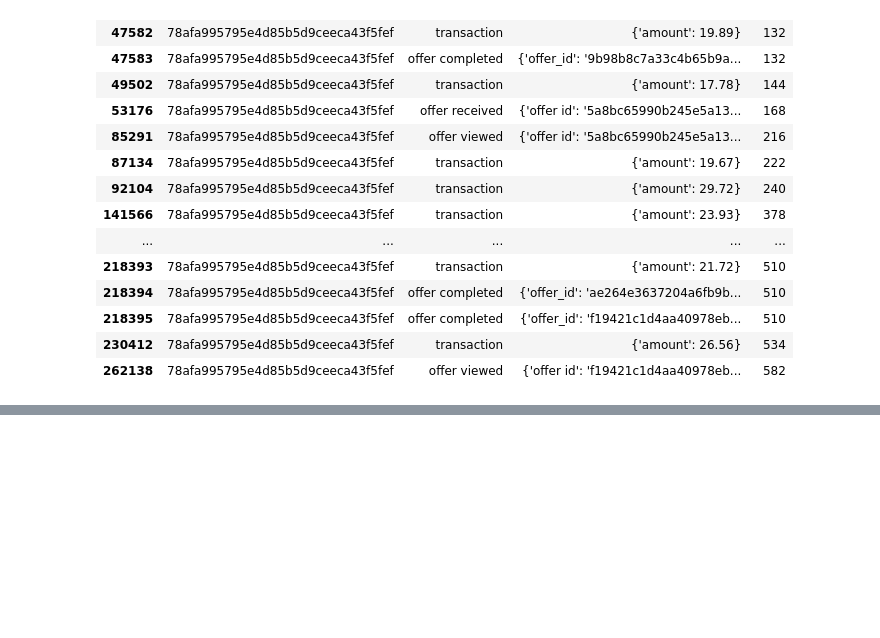
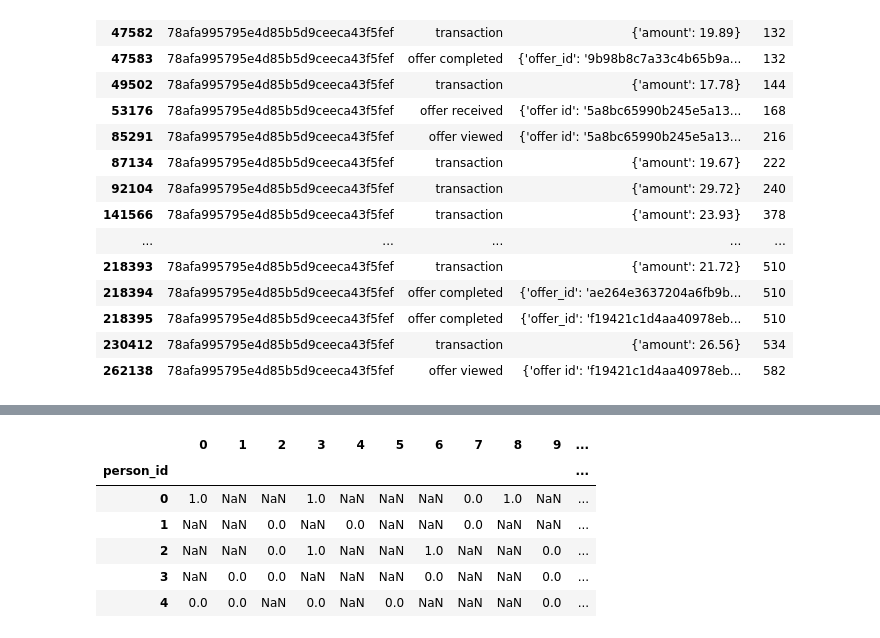
Before and after one commit to venson/starbucks, a Jupyter notebook: Starbucks_Capstone_notebook.ipynb, the cells around one changed output, grey strips where cells are left out. Drawn from its saved outputs; the diff is of its cells as text; code cells hidden in the pictures; blank space fills up the shorter version.

```diff
--- a/Starbucks_Capstone_notebook.ipynb
+++ b/Starbucks_Capstone_notebook.ipynb
@@ -393,5 +292,0 @@ trans_feature.head()
-# %%
-event_offer_cp = clean_trans['event'] == 'offer completed'
-event_offer_re = clean_trans['event'] == 'offer received'
-event_offer_vi = clean_trans['event'] == 'offer viewed'
-clean_trans[event_offer_cp].groupby(['person_id', 'offer_id'])['person_id'].count().unstack(1)
@@ -463,0 +297,83 @@ transcript.iloc[3,2]
+# %%
+def create_offer_received_completed_matrix(data):
+    event_offer_cp = data['event'] == 'offer completed'
+    event_offer_re = data['event'] == 'offer received'
+    event_offer_vi = data['event'] == 'offer viewed'
+    event_offer_ta = data['event'] == 'offer transaction'
+
+    trans_offer_tag = data[data['event'].isin(['offer completed', 'transaction'])]
+    time_duplicated = trans_offer_tag.duplicated(['time', 'person_id'], keep = False)
+
+    # all transaction
+
+    # trans with out offer
+    trans_without_offer_df = trans_offer_tag[~ time_duplicated]
+    # trans with offer
+    trans_with_offer_df = trans_offer_tag[time_duplicated]
+
+
+
+    # count completed offer
+    offer_completed_count = data[event_offer_cp].groupby(['person_id', 'offer_id'])['person_id'].count().unstack(1)
+
+    # offer_completed_count = offer_completed_count.add_suffix('_completed')
+    # count received offer
+    offer_received_count = data[event_offer_re].groupby(['person_id', 'offer_id'])['person_id'].count().unstack(1)
+
+
+    #offer_received_count = offer_received_count.add_suffix('_received')
+
+    #    offer_received_count = data[event_offer_re].groupby(['person_id', 'offer_id'])['person_id'].count().unstack(1)
+    # offer_received_count = offer_received_count.add_suffix('_received')
+    reward_ = data[event_offer_cp].groupby(['person_id','time'])['reward'].sum()
+    reward_nozero = reward_[reward_!=0]
+    mean_reward = reward_nozero.groupby(level = [0]).mean()
+
+    # feature_matrix = offer_completed_count.merge(offer_received_count, on = 'person_id')
+    row = offer_received_count.index
+    column = offer_received_count.columns
+
+    feature_matrix = pd.DataFrame(np.nan, index = row, columns = column)
+    for i in row:
+        for j in column:
+            try:
+                if pd.isna(offer_received_count.loc[i,j]):
+                    feature_matrix.loc[i,j] = np.nan
+                elif pd.isna(offer_completed_count.loc[i,j]):
+                    feature_matrix.loc[i,j] = 0
+                else:
+                    feature_matrix.loc[i,j] = offer_completed_count.loc[i,j] / offer_received_count.loc[i,j]
+            except:
+                feature_matrix.loc[i,j] = 0
+                continue
+    # feature_matrix = offer_completed_count / offer_received_count
+
+
+
+    # get mean amount without offer
+    trans_mean_without_offer = trans_without_offer_df.groupby(['person_id'])['amount'].mean()
+    trans_mean_without_offer.rename('mean_trans_without_offer', inplace = True)
+    # trans_count_without_offer = trans_without_offer_df.groupby(['person_id'])['amount'].count()
+    # trans_count_without_offer.rename('count_trans_without_offer')
+    # get mean amount with offer
+    trans_mean_with_offer = trans_with_offer_df.groupby(['person_id'])['amount'].mean()
+
+    trans_mean_with_offer.rename("mean_trans_with_offer", inplace = True)
+#    trans_count_with_offer = trans_with_offer_df.groupby(['person_id'])['amount'].count()
+#    trans_count_with_offer.rename('count_trans_with_offer')
+    feature_matrix = feature_matrix.merge(trans_mean_without_offer, how = 'left', on = 'person_id')
+    feature_matrix = feature_matrix.merge(trans_mean_with_offer,how = 'left', on = 'person_id')
+    feature_matrix = feature_matrix.merge(mean_reward,how = 'left', on = 'person_id')
+    return feature_matrix
+#trans_feature = create_matrix(clean_trans)
+trans_feature = create_offer_received_completed_matrix(clean_trans)
+
+trans_feature.head()
+# %% [output]
+|  | 0 | 1 | 2 | 3 | 4 | 5 | 6 | 7 | 8 | 9 | ... |
+| person_id |  |  |  |  |  |  |  |  |  |  | ... |
+| 0 | 1.0 | NaN | NaN | 1.0 | NaN | NaN | NaN | 0.0 | 1.0 | NaN | ... |
+| 1 | NaN | NaN | 0.0 | NaN | 0.0 | NaN | NaN | 0.0 | NaN | NaN | ... |
+| 2 | NaN | NaN | 0.0 | 1.0 | NaN | NaN | 1.0 | NaN | NaN | 0.0 | ... |
+| 3 | NaN | 0.0 | 0.0 | NaN | NaN | NaN | 0.0 | NaN | NaN | 0.0 | ... |
+| 4 | 0.0 | 0.0 | NaN | 0.0 | NaN | 0.0 | NaN | NaN | NaN | 0.0 | ... |
```
Also changed, not shown: parts of 21 cells of this notebook.
